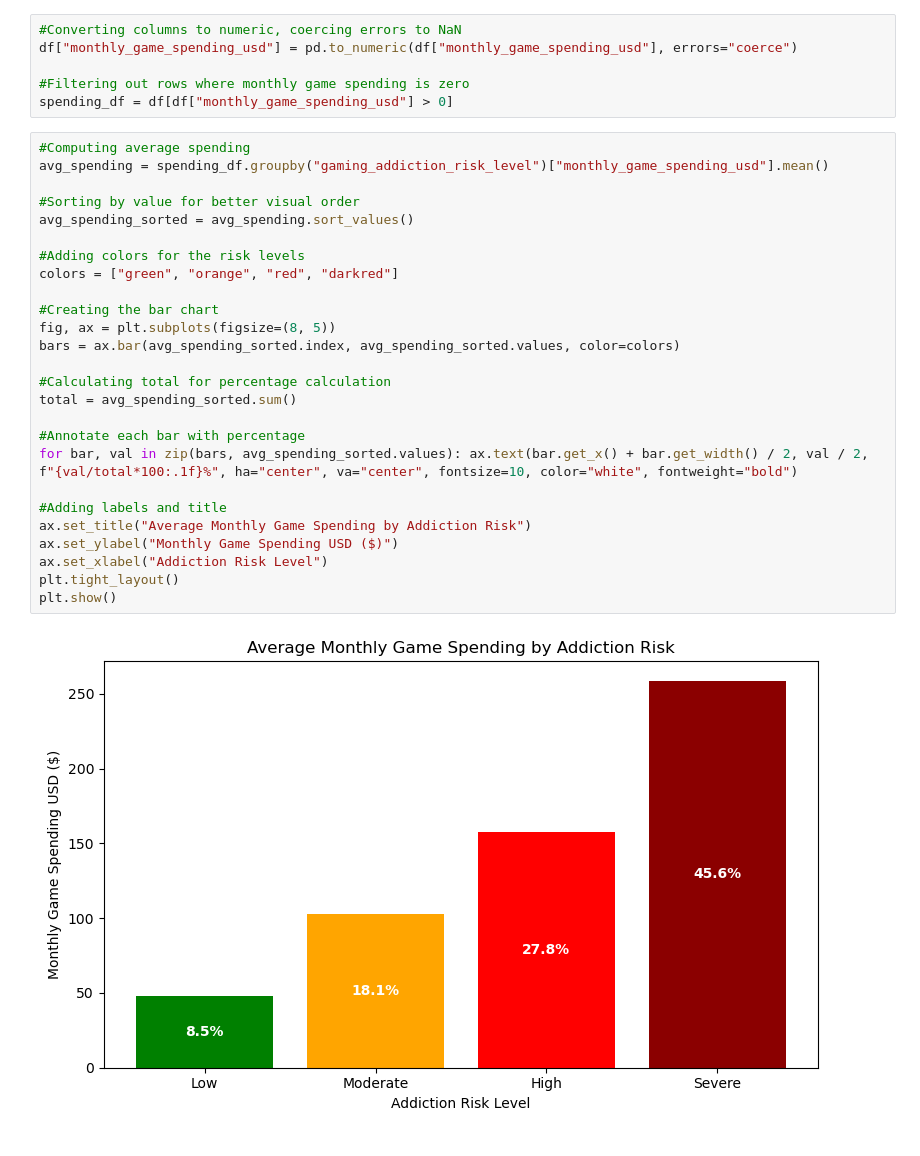
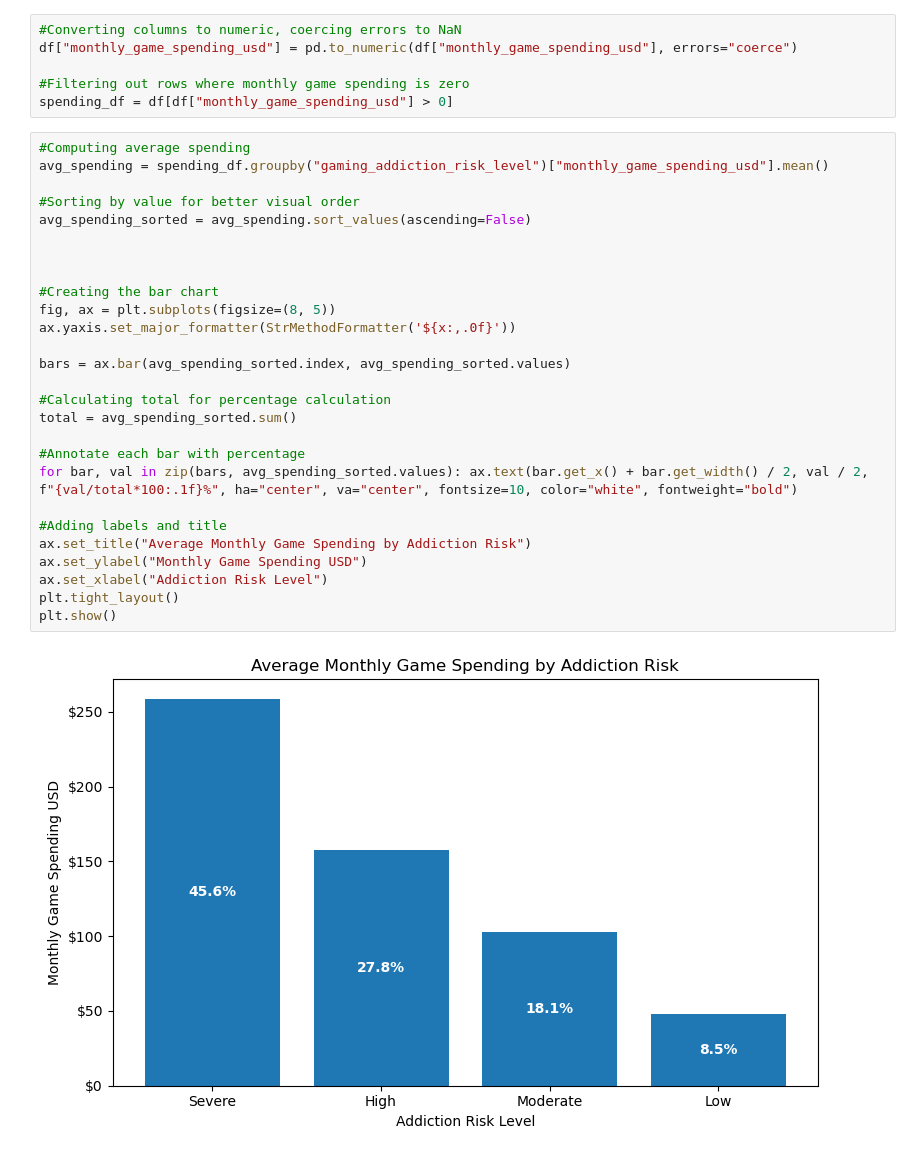
Before and after one commit to ilsecaher/MSDS470_X40_Data-Visualization_Wk5, a Jupyter notebook: MSDS670_X40_Data Visualization_AssignmentWk5 - Ilse Severance.ipynb, the cells around one changed output. Saved outputs shown, nothing was run; the diff lists cells and outputs as text.

```diff
--- a/MSDS670_X40_Data Visualization_AssignmentWk5 - Ilse Severance.ipynb
+++ b/MSDS670_X40_Data Visualization_AssignmentWk5 - Ilse Severance.ipynb
@@ -56,31 +57,32 @@ spending_df = df[df["monthly_game_spending_usd"] > 0]
 # %%
 #Computing average spending
 avg_spending = spending_df.groupby("gaming_addiction_risk_level")["monthly_game_spending_usd"].mean()
 
 #Sorting by value for better visual order
-avg_spending_sorted = avg_spending.sort_values()
+avg_spending_sorted = avg_spending.sort_values(ascending=False)
 
-#Adding colors for the risk levels
-colors = ["green", "orange", "red", "darkred"]
+
 
 #Creating the bar chart
 fig, ax = plt.subplots(figsize=(8, 5))
-bars = ax.bar(avg_spending_sorted.index, avg_spending_sorted.values, color=colors)
+ax.yaxis.set_major_formatter(StrMethodFormatter('${x:,.0f}'))
+
+bars = ax.bar(avg_spending_sorted.index, avg_spending_sorted.values)
 
 #Calculating total for percentage calculation
 total = avg_spending_sorted.sum()
 
 #Annotate each bar with percentage
 for bar, val in zip(bars, avg_spending_sorted.values): ax.text(bar.get_x() + bar.get_width() / 2, val / 2, f"{val/total*100:.1f}%", ha="center", va="center", fontsize=10, color="white", fontweight="bold")
 
 #Adding labels and title
 ax.set_title("Average Monthly Game Spending by Addiction Risk")
-ax.set_ylabel("Monthly Game Spending USD ($)")
+ax.set_ylabel("Monthly Game Spending USD")
 ax.set_xlabel("Addiction Risk Level")
 plt.tight_layout()
 plt.show()
 # %% [output]
-[figure, old version]
+[figure, new version]
 # %%
 #Computing average spending by platform and addiction risk
 platform_risk_avg = spending_df.groupby(["gaming_platform", "gaming_addiction_risk_level"])["monthly_game_spending_usd"].mean().unstack(fill_value=0)
```
Also changed, not shown: parts of 6 cells of this notebook.
